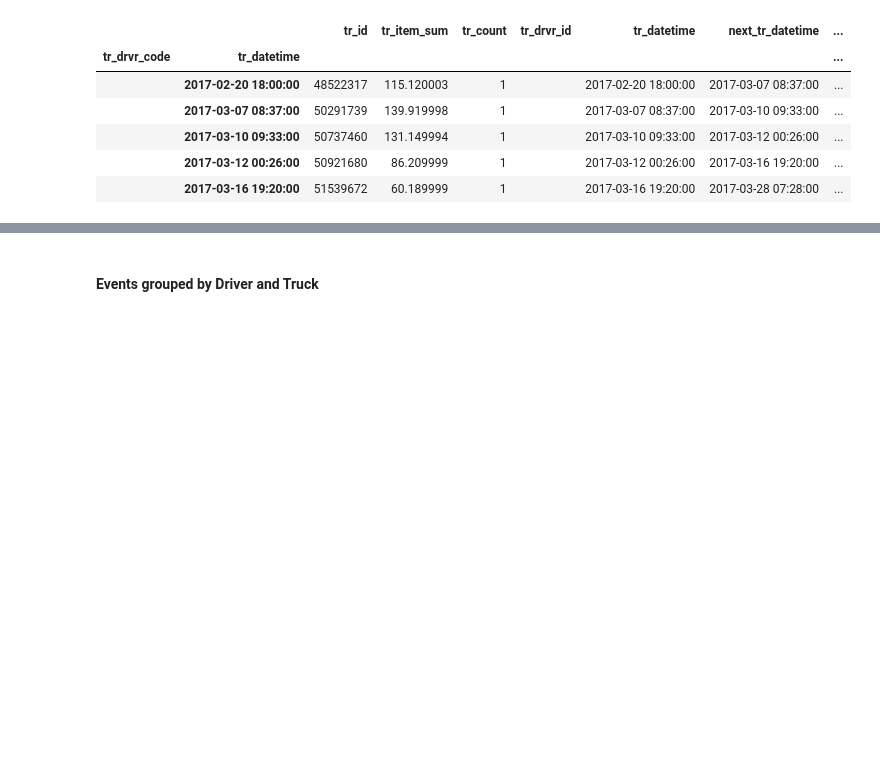
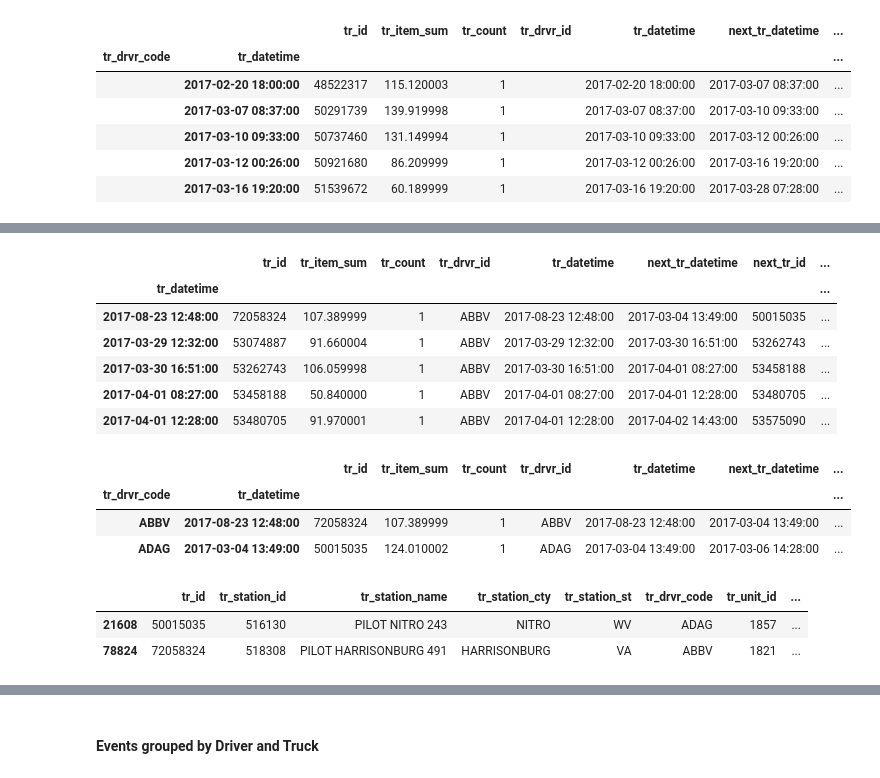
Before and after one commit to paulo-g-martinez/dq-6-fraud-detection, a Jupyter notebook: initial_import.ipynb, the cells around one changed output, grey strips where cells are left out. Saved outputs shown, nothing was run; the diff lists cells and outputs as text; code cells hidden in the pictures; blank space fills up the shorter version.

```diff
--- a/initial_import.ipynb
+++ b/initial_import.ipynb
@@ -610,0 +564,23 @@ dtype: object
+# %%
+fuel_trans_grouped.loc['ABBV'].sort_values('next_tr_id').head()
+# %% [output]
+|  | tr_id | tr_item_sum | tr_count | tr_drvr_id | tr_datetime | next_tr_datetime | next_tr_id | ... |
+| tr_datetime |  |  |  |  |  |  |  | ... |
+| 2017-08-23 12:48:00 | 72058324 | 107.389999 | 1 | ABBV | 2017-08-23 12:48:00 | 2017-03-04 13:49:00 | 50015035 | ... |
+| 2017-03-29 12:32:00 | 53074887 | 91.660004 | 1 | ABBV | 2017-03-29 12:32:00 | 2017-03-30 16:51:00 | 53262743 | ... |
+| 2017-03-30 16:51:00 | 53262743 | 106.059998 | 1 | ABBV | 2017-03-30 16:51:00 | 2017-04-01 08:27:00 | 53458188 | ... |
+| 2017-04-01 08:27:00 | 53458188 | 50.840000 | 1 | ABBV | 2017-04-01 08:27:00 | 2017-04-01 12:28:00 | 53480705 | ... |
+| 2017-04-01 12:28:00 | 53480705 | 91.970001 | 1 | ABBV | 2017-04-01 12:28:00 | 2017-04-02 14:43:00 | 53575090 | ... |
+# %%
+fuel_trans_grouped[fuel_trans_grouped.tr_id.isin(['50015035','72058324'])]
+# %% [output]
+|  |  | tr_id | tr_item_sum | tr_count | tr_drvr_id | tr_datetime | next_tr_datetime | ... |
+| tr_drvr_code | tr_datetime |  |  |  |  |  |  | ... |
+| ABBV | 2017-08-23 12:48:00 | 72058324 | 107.389999 | 1 | ABBV | 2017-08-23 12:48:00 | 2017-03-04 13:49:00 | ... |
+| ADAG | 2017-03-04 13:49:00 | 50015035 | 124.010002 | 1 | ADAG | 2017-03-04 13:49:00 | 2017-03-06 14:28:00 | ... |
+# %%
+fuel_trans_df[fuel_trans_df.tr_id.isin(['50015035','72058324'])]
+# %% [output]
+|  | tr_id | tr_station_id | tr_station_name | tr_station_cty | tr_station_st | tr_drvr_code | tr_unit_id | ... |
+| 21608 | 50015035 | 516130 | PILOT NITRO 243 | NITRO | WV | ADAG | 1857 | ... |
+| 78824 | 72058324 | 518308 | PILOT HARRISONBURG 491 | HARRISONBURG | VA | ABBV | 1821 | ... |
```
Also changed, not shown: parts of 32 cells of this notebook, 1 other file.
